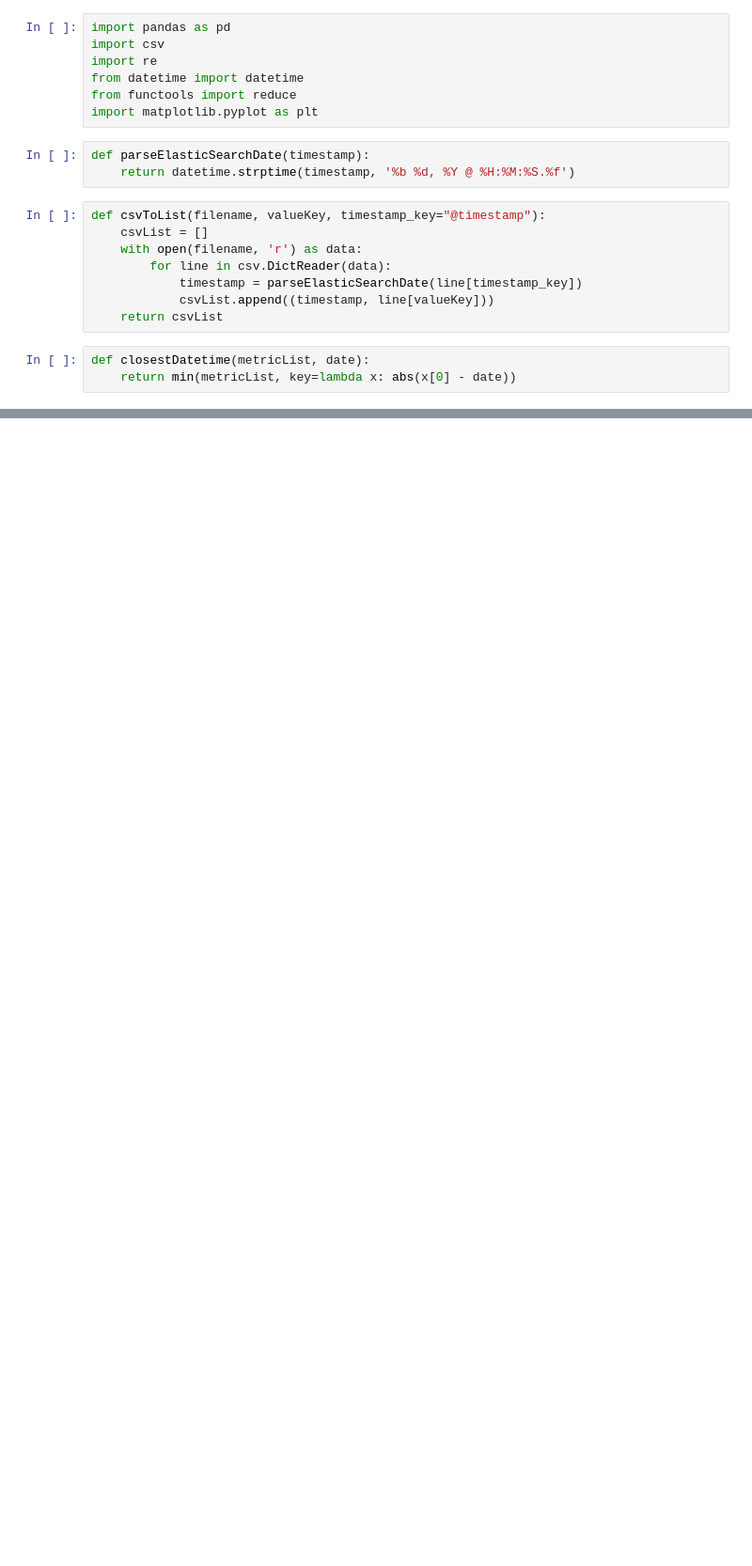
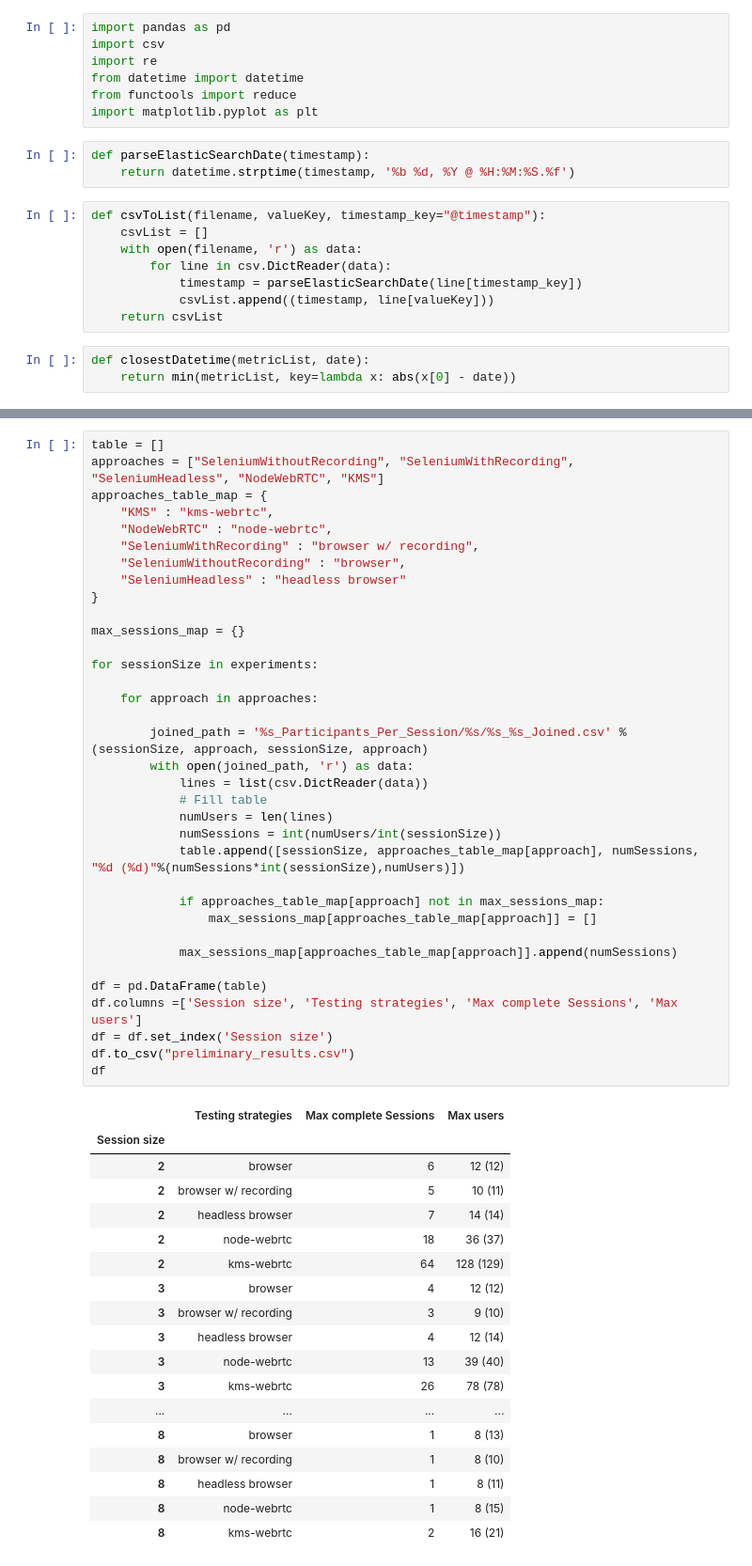
Before and after one commit to Maes95/ChartGenerator_WebRTC, a Jupyter notebook: ChartGenerator.ipynb, the cells around one changed output, grey strips where cells are left out. Shown at 94% size. Drawn from its saved outputs; the diff is of its cells as text; blank space fills up the shorter version.

```diff
--- a/ChartGenerator.ipynb
+++ b/ChartGenerator.ipynb
@@ -108,0 +109,54 @@ figure.savefig("images/AllChartsInOne.pdf")
+# %%
+table = []
+approaches = ["SeleniumWithoutRecording", "SeleniumWithRecording", "SeleniumHeadless", "NodeWebRTC", "KMS"]
+approaches_table_map = {
+    "KMS" : "kms-webrtc",
+    "NodeWebRTC" : "node-webrtc",
+    "SeleniumWithRecording" : "browser w/ recording",
+    "SeleniumWithoutRecording" : "browser",
+    "SeleniumHeadless" : "headless browser"
+}
+
+max_sessions_map = {}
+
+for sessionSize in experiments:
+
+    for approach in approaches:
+
+        joined_path = '%s_Participants_Per_Session/%s/%s_%s_Joined.csv' %  (sessionSize, approach, sessionSize, approach)
+        with open(joined_path, 'r') as data:
+            lines = list(csv.DictReader(data))
+            # Fill table
+            numUsers = len(lines)
+            numSessions = int(numUsers/int(sessionSize))
+            table.append([sessionSize, approaches_table_map[approach], numSessions, "%d (%d)"%(numSessions*int(sessionSize),numUsers)])
+
+            if approaches_table_map[approach] not in max_sessions_map:
+                max_sessions_map[approaches_table_map[approach]] = []
+
+            max_sessions_map[approaches_table_map[approach]].append(numSessions)
+
+df = pd.DataFrame(table)
+df.columns =['Session size', 'Testing strategies', 'Max complete Sessions', 'Max users']
+df = df.set_index('Session size')
+df.to_csv("preliminary_results.csv")
+df
+# %% [output]
+|  | Testing strategies | Max complete Sessions | Max users |
+| Session size |  |  |  |
+| 2 | browser | 6 | 12 (12) |
+| 2 | browser w/ recording | 5 | 10 (11) |
+| 2 | headless browser | 7 | 14 (14) |
+| 2 | node-webrtc | 18 | 36 (37) |
+| 2 | kms-webrtc | 64 | 128 (129) |
+| 3 | browser | 4 | 12 (12) |
+| 3 | browser w/ recording | 3 | 9 (10) |
+| 3 | headless browser | 4 | 12 (14) |
+| 3 | node-webrtc | 13 | 39 (40) |
+| 3 | kms-webrtc | 26 | 78 (78) |
+| ... | ... | ... | ... |
+| 8 | browser | 1 | 8 (13) |
+| 8 | browser w/ recording | 1 | 8 (10) |
+| 8 | headless browser | 1 | 8 (11) |
+| 8 | node-webrtc | 1 | 8 (15) |
+| 8 | kms-webrtc | 2 | 16 (21) |
```
Also changed, not shown: parts of 4 cells of this notebook, 2 other files.
